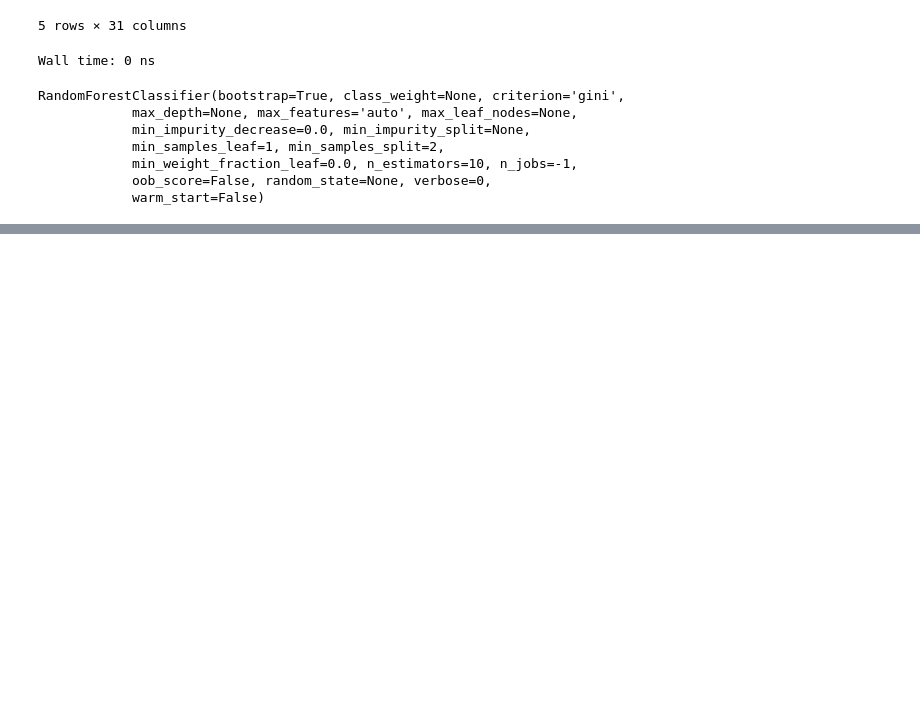
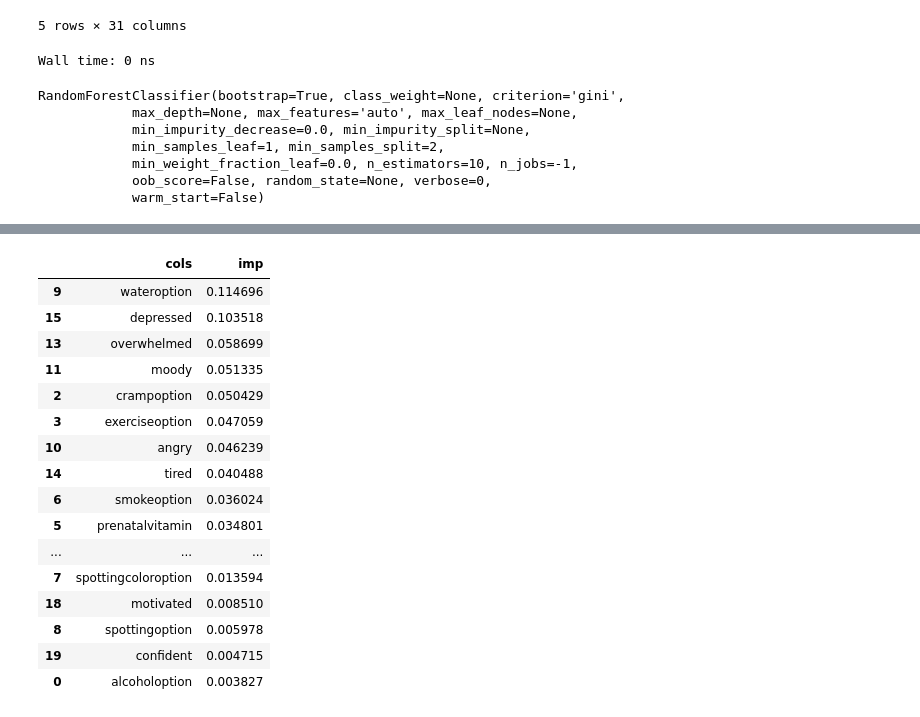
Before and after one commit to ammarshaikh123/Projects-on-Machine-Learning, a Jupyter notebook: Jollitot.ipynb, the cells around one changed output, grey strips where cells are left out. Cells and saved outputs as stored; diff of their text form; code cells hidden in the pictures; blank space fills up the shorter version.

```diff
--- a/Jollitot.ipynb
+++ b/Jollitot.ipynb
@@ -199,0 +179,27 @@ print(metrics.accuracy_score(y_valid,predictions))
+# %%
+def rf_feat_importance(m, df):
+    return pd.DataFrame({'cols':df.columns, 'imp':m.feature_importances_}
+                       ).sort_values('imp', ascending=False)
+
+
+fi = rf_feat_importance(m, train)
+
+fi
+# %% [output]
+|  | cols | imp |
+| 9 | wateroption | 0.114696 |
+| 15 | depressed | 0.103518 |
+| 13 | overwhelmed | 0.058699 |
+| 11 | moody | 0.051335 |
+| 2 | crampoption | 0.050429 |
+| 3 | exerciseoption | 0.047059 |
+| 10 | angry | 0.046239 |
+| 14 | tired | 0.040488 |
+| 6 | smokeoption | 0.036024 |
+| 5 | prenatalvitamin | 0.034801 |
+| ... | ... | ... |
+| 7 | spottingcoloroption | 0.013594 |
+| 18 | motivated | 0.008510 |
+| 8 | spottingoption | 0.005978 |
+| 19 | confident | 0.004715 |
+| 0 | alcoholoption | 0.003827 |
```
Also changed, not shown: parts of 9 cells of this notebook.
